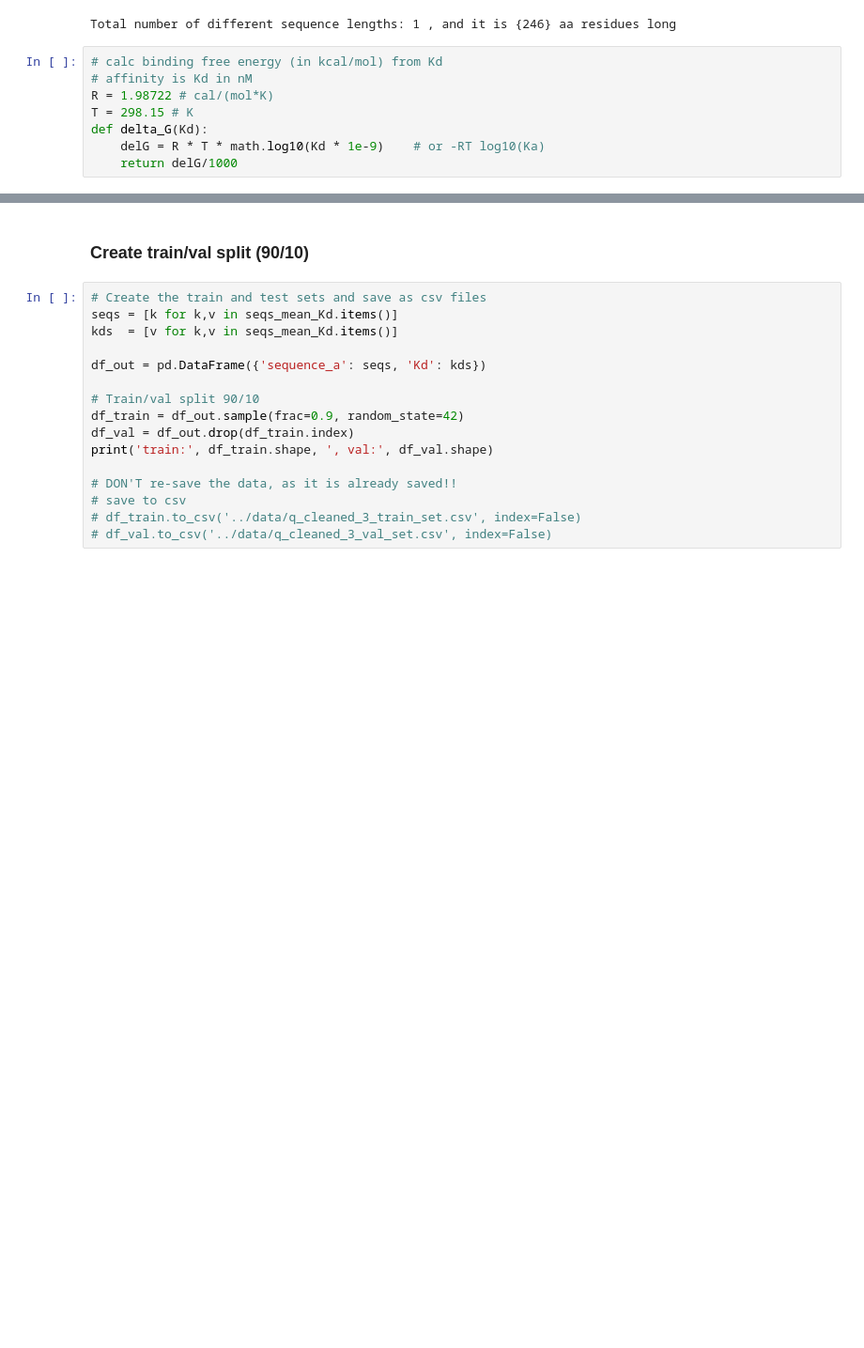
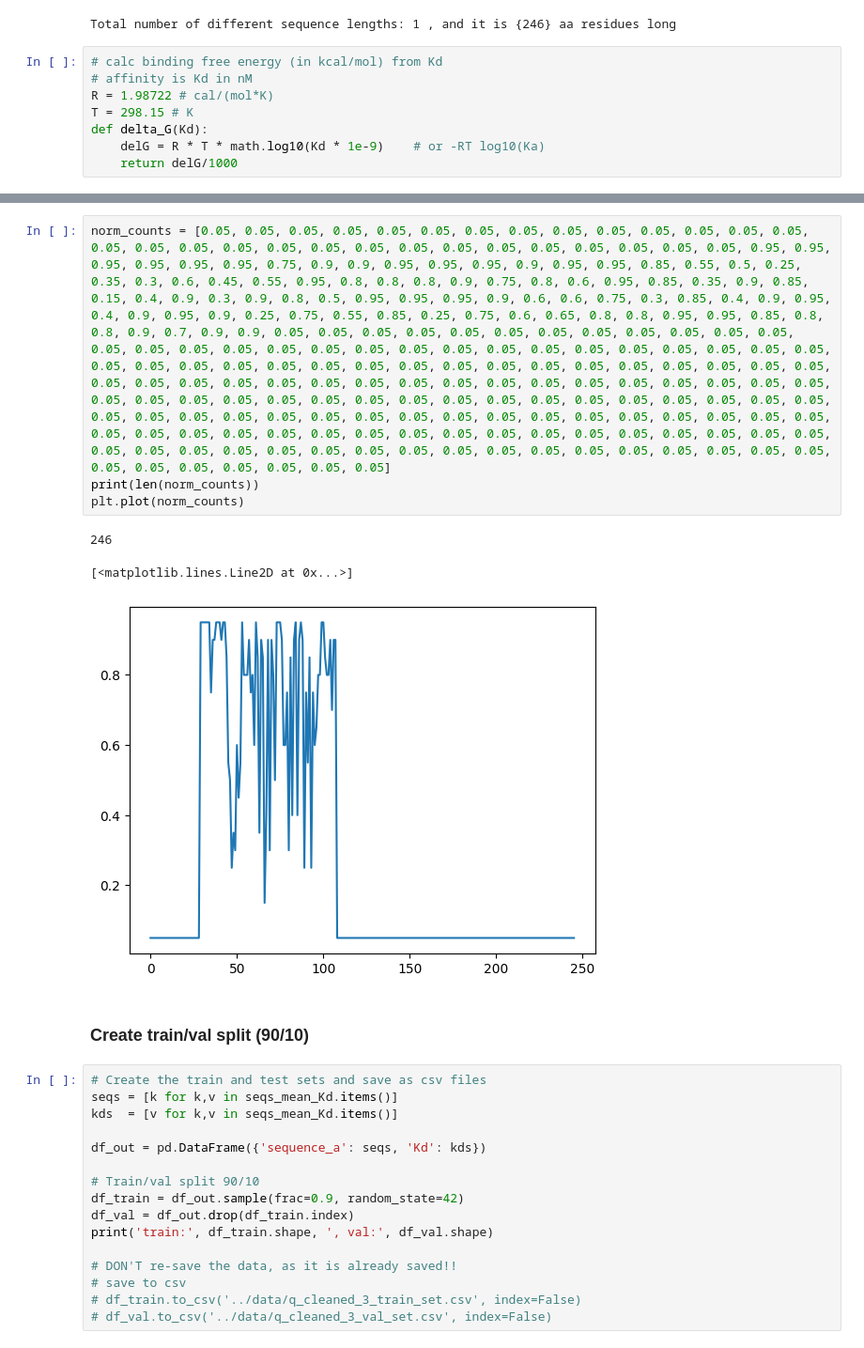
Before and after one commit to planaria158/BERT-antibody-antigen-binding-energy, a Jupyter notebook: notebooks/DataAnalysis.ipynb, the cells around one changed output, grey strips where cells are left out. Shown at 94% size. Saved outputs shown, nothing was run; the diff lists cells and outputs as text; blank space fills up the shorter version.

```diff
--- a/notebooks/DataAnalysis.ipynb
+++ b/notebooks/DataAnalysis.ipynb
@@ -217,3 +236,11 @@ length of mutation region: 80
+# %%
+norm_counts = [0.05, 0.05, 0.05, 0.05, 0.05, 0.05, 0.05, 0.05, 0.05, 0.05, 0.05, 0.05, 0.05, 0.05, 0.05, 0.05, 0.05, 0.05, 0.05, 0.05, 0.05, 0.05, 0.05, 0.05, 0.05, 0.05, 0.05, 0.05, 0.05, 0.95, 0.95, 0.95, 0.95, 0.95, 0.95, 0.75, 0.9, 0.9, 0.95, 0.95, 0.95, 0.9, 0.95, 0.95, 0.85, 0.55, 0.5, 0.25, 0.35, 0.3, 0.6, 0.45, 0.55, 0.95, 0.8, 0.8, 0.8, 0.9, 0.75, 0.8, 0.6, 0.95, 0.85, 0.35, 0.9, 0.85, 0.15, 0.4, 0.9, 0.3, 0.9, 0.8, 0.5, 0.95, 0.95, 0.95, 0.9, 0.6, 0.6, 0.75, 0.3, 0.85, 0.4, 0.9, 0.95, 0.4, 0.9, 0.95, 0.9, 0.25, 0.75, 0.55, 0.85, 0.25, 0.75, 0.6, 0.65, 0.8, 0.8, 0.95, 0.95, 0.85, 0.8, 0.8, 0.9, 0.7, 0.9, 0.9, 0.05, 0.05, 0.05, 0.05, 0.05, 0.05, 0.05, 0.05, 0.05, 0.05, 0.05, 0.05, 0.05, 0.05, 0.05, 0.05, 0.05, 0.05, 0.05, 0.05, 0.05, 0.05, 0.05, 0.05, 0.05, 0.05, 0.05, 0.05, 0.05, 0.05, 0.05, 0.05, 0.05, 0.05, 0.05, 0.05, 0.05, 0.05, 0.05, 0.05, 0.05, 0.05, 0.05, 0.05, 0.05, 0.05, 0.05, 0.05, 0.05, 0.05, 0.05, 0.05, 0.05, 0.05, 0.05, 0.05, 0.05, 0.05, 0.05, 0.05, 0.05, 0.05, 0.05, 0.05, 0.05, 0.05, 0.05, 0.05, 0.05, 0.05, 0.05, 0.05, 0.05, 0.05, 0.05, 0.05, 0.05, 0.05, 0.05, 0.05, 0.05, 0.05, 0.05, 0.05, 0.05, 0.05, 0.05, 0.05, 0.05, 0.05, 0.05, 0.05, 0.05, 0.05, 0.05, 0.05, 0.05, 0.05, 0.05, 0.05, 0.05, 0.05, 0.05, 0.05, 0.05, 0.05, 0.05, 0.05, 0.05, 0.05, 0.05, 0.05, 0.05, 0.05, 0.05, 0.05, 0.05, 0.05, 0.05, 0.05, 0.05, 0.05, 0.05, 0.05, 0.05, 0.05, 0.05, 0.05, 0.05, 0.05, 0.05, 0.05, 0.05, 0.05, 0.05, 0.05, 0.05, 0.05]
+print(len(norm_counts))
+plt.plot(norm_counts)
+# %% [output]
+246
+[<matplotlib.lines.Line2D at 0x...>]
+[figure, added]
 # %% [markdown]
 ### Create train/val split  (90/10)
 # %%
```
Also changed, not shown: parts of 12 cells of this notebook, 9 other files.
